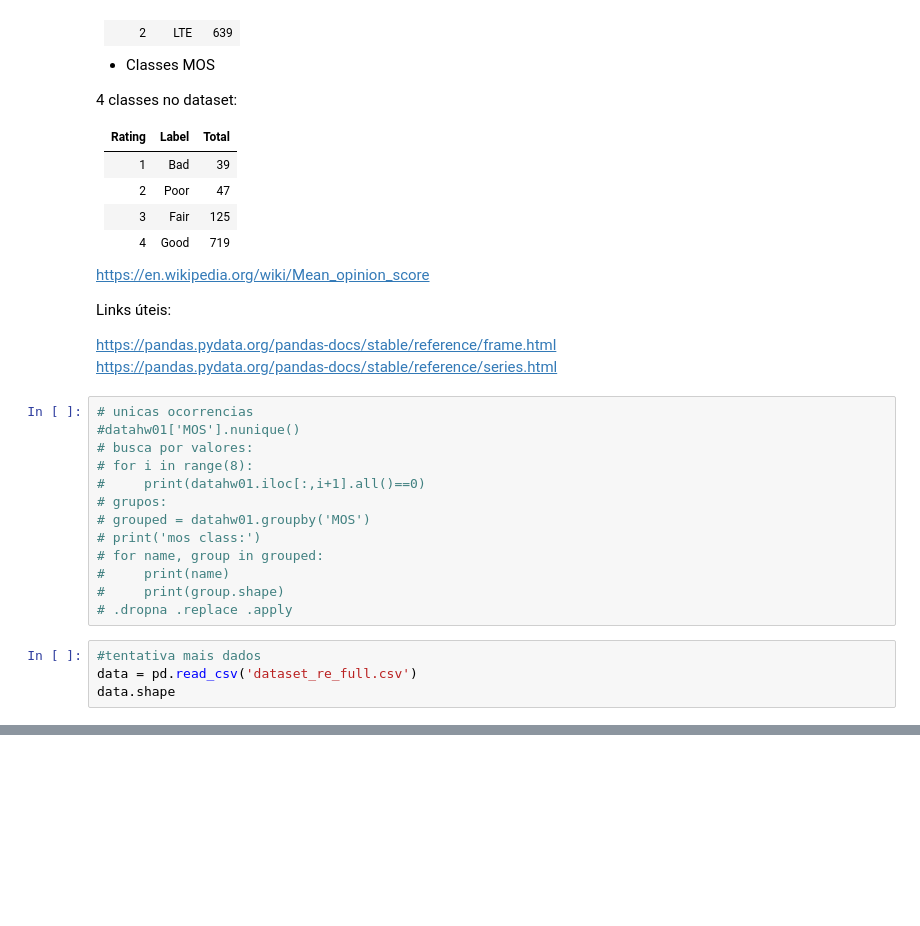
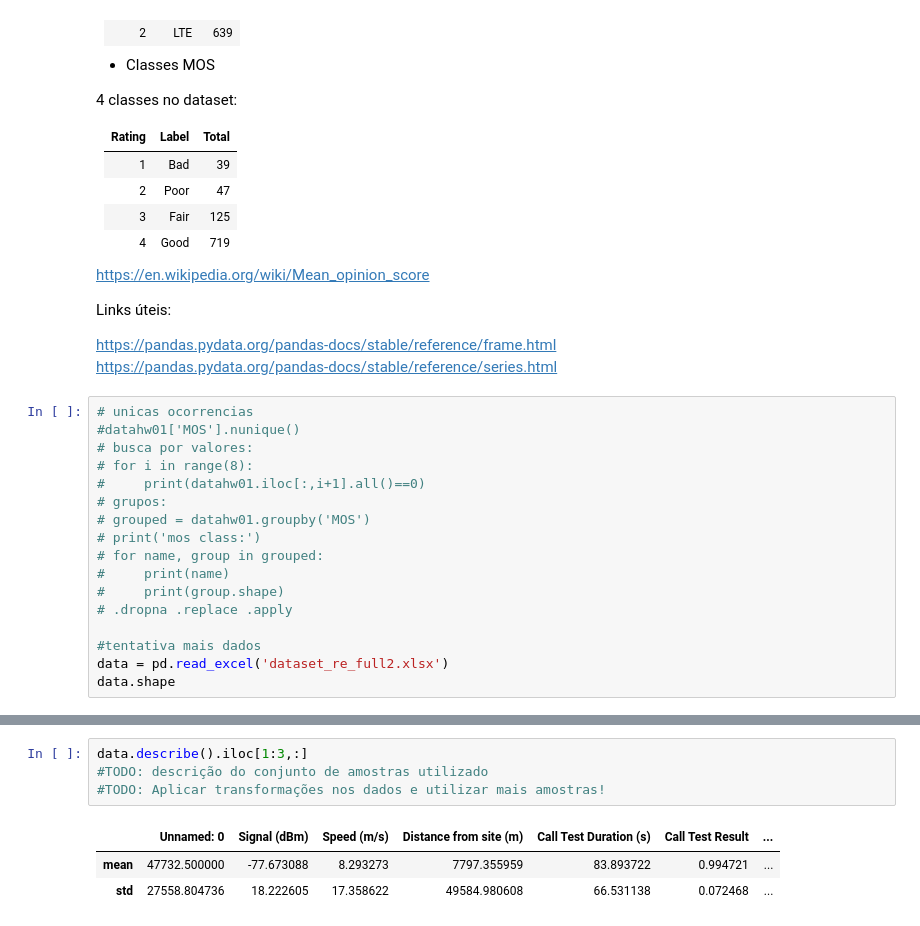
Before and after one commit to ezequiasjunior/ica2019.2, a Jupyter notebook: data_preprocess.ipynb, the cells around one changed output, grey strips where cells are left out. Drawn from its saved outputs; the diff is of its cells as text; blank space fills up the shorter version.

Commit message:
Tratamento com mais dados

```diff
--- a/data_preprocess.ipynb
+++ b/data_preprocess.ipynb
@@ -156,7 +157,7 @@ https://pandas.pydata.org/pandas-docs/stable/reference/series.html
 #     print(name)
 #     print(group.shape)
 # .dropna .replace .apply
+
+#tentativa mais dados
+data = pd.read_excel('dataset_re_full2.xlsx')
+data.shape
-# %%
-#tentativa mais dados
-data = pd.read_csv('dataset_re_full.csv')
-data.shape
@@ -185,0 +164,8 @@ data
+# %%
+data.describe().iloc[1:3,:]
+#TODO: descrição do conjunto de amostras utilizado
+#TODO: Aplicar transformações nos dados e utilizar mais amostras!
+# %% [output]
+|  | Unnamed: 0 | Signal (dBm) | Speed (m/s) | Distance from site (m) | Call Test Duration (s) | Call Test Result | ... |
+| mean | 47732.500000 | -77.673088 | 8.293273 | 7797.355959 | 83.893722 | 0.994721 | ... |
+| std | 27558.804736 | 18.222605 | 17.358622 | 49584.980608 | 66.531138 | 0.072468 | ... |
```
Also changed, not shown: parts of 9 cells of this notebook.
